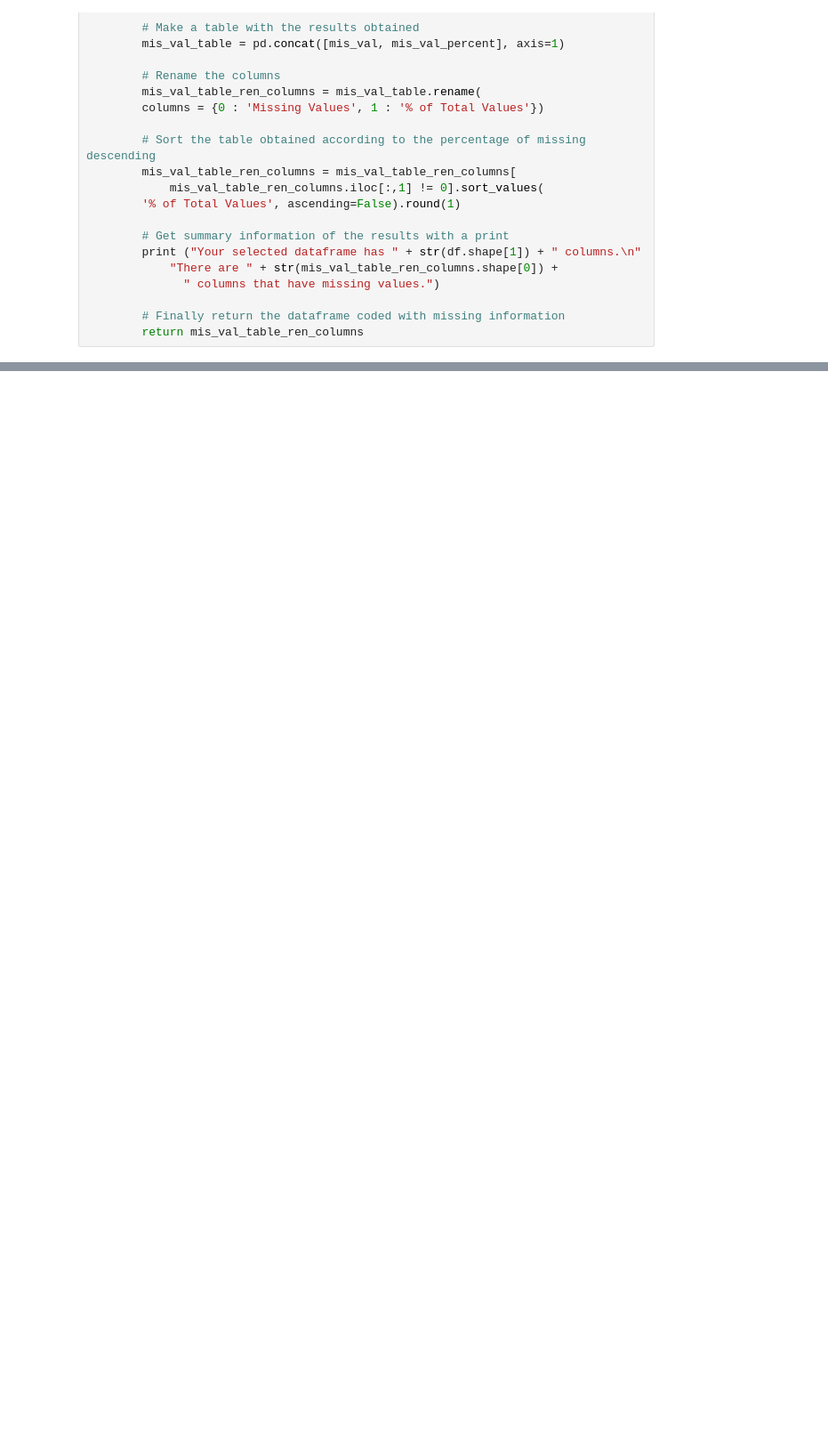
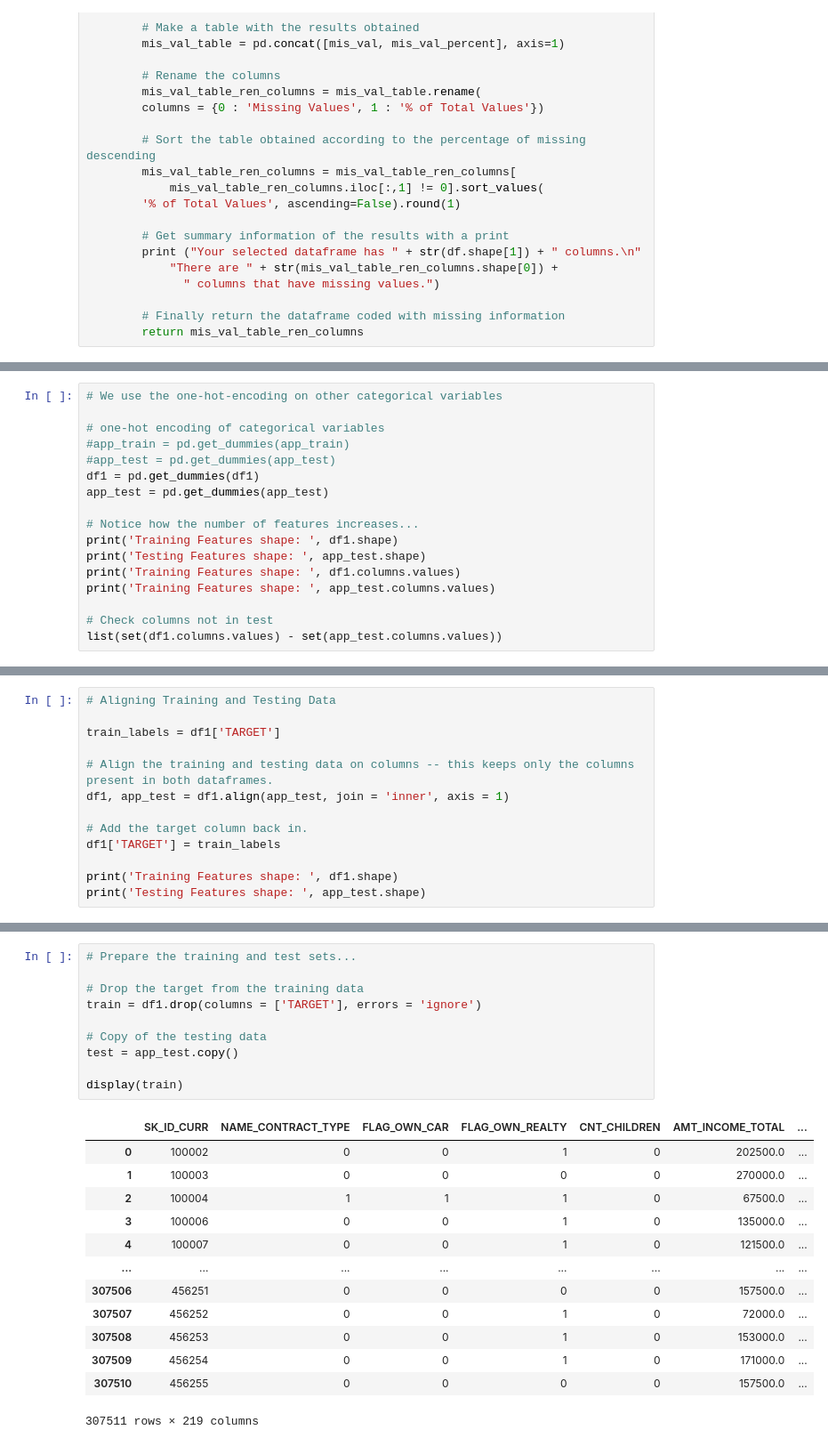
Before and after one commit to GiovaRossa/HCDR-Project-Work, a Jupyter notebook: Project_Lucchese.ipynb, the cells around one changed output, grey strips where cells are left out. Shown at 89% size. Drawn from its saved outputs; the diff is of its cells as text; blank space fills up the shorter version.

```diff
--- a/Project_Lucchese.ipynb
+++ b/Project_Lucchese.ipynb
@@ -279,0 +244,17 @@ colnames_numerics_only(df1)
+# %%
+# We use the one-hot-encoding on other categorical variables
+
+# one-hot encoding of categorical variables
+#app_train = pd.get_dummies(app_train)
+#app_test = pd.get_dummies(app_test)
+df1 = pd.get_dummies(df1)
+app_test = pd.get_dummies(app_test)
+
+# Notice how the number of features increases...
+print('Training Features shape: ', df1.shape)
+print('Testing Features shape: ', app_test.shape)
+print('Training Features shape: ', df1.columns.values)
+print('Training Features shape: ', app_test.columns.values)
+
+# Check columns not in test
+list(set(df1.columns.values) - set(app_test.columns.values))
@@ -279,0 +288,13 @@ colnames_numerics_only(df1)
+# %%
+# Aligning Training and Testing Data
+
+train_labels = df1['TARGET']
+
+# Align the training and testing data on columns -- this keeps only the columns present in both dataframes.
+df1, app_test = df1.align(app_test, join = 'inner', axis = 1)
+
+# Add the target column back in.
+df1['TARGET'] = train_labels
+
+print('Training Features shape: ', df1.shape)
+print('Testing Features shape: ', app_test.shape)
@@ -279,0 +308,24 @@ colnames_numerics_only(df1)
+# %%
+# Prepare the training and test sets...
+
+# Drop the target from the training data
+train = df1.drop(columns = ['TARGET'], errors = 'ignore')
+
+# Copy of the testing data
+test = app_test.copy()
+
+display(train)
+# %% [output]
+|  | SK_ID_CURR | NAME_CONTRACT_TYPE | FLAG_OWN_CAR | FLAG_OWN_REALTY | CNT_CHILDREN | AMT_INCOME_TOTAL | ... |
+| 0 | 100002 | 0 | 0 | 1 | 0 | 202500.0 | ... |
+| 1 | 100003 | 0 | 0 | 0 | 0 | 270000.0 | ... |
+| 2 | 100004 | 1 | 1 | 1 | 0 | 67500.0 | ... |
+| 3 | 100006 | 0 | 0 | 1 | 0 | 135000.0 | ... |
+| 4 | 100007 | 0 | 0 | 1 | 0 | 121500.0 | ... |
+| ... | ... | ... | ... | ... | ... | ... | ... |
+| 307506 | 456251 | 0 | 0 | 0 | 0 | 157500.0 | ... |
+| 307507 | 456252 | 0 | 0 | 1 | 0 | 72000.0 | ... |
+| 307508 | 456253 | 0 | 0 | 1 | 0 | 153000.0 | ... |
+| 307509 | 456254 | 0 | 0 | 1 | 0 | 171000.0 | ... |
+| 307510 | 456255 | 0 | 0 | 0 | 0 | 157500.0 | ... |
+307511 rows × 219 columns
```
Also changed, not shown: parts of 40 cells of this notebook, 2 other files.
